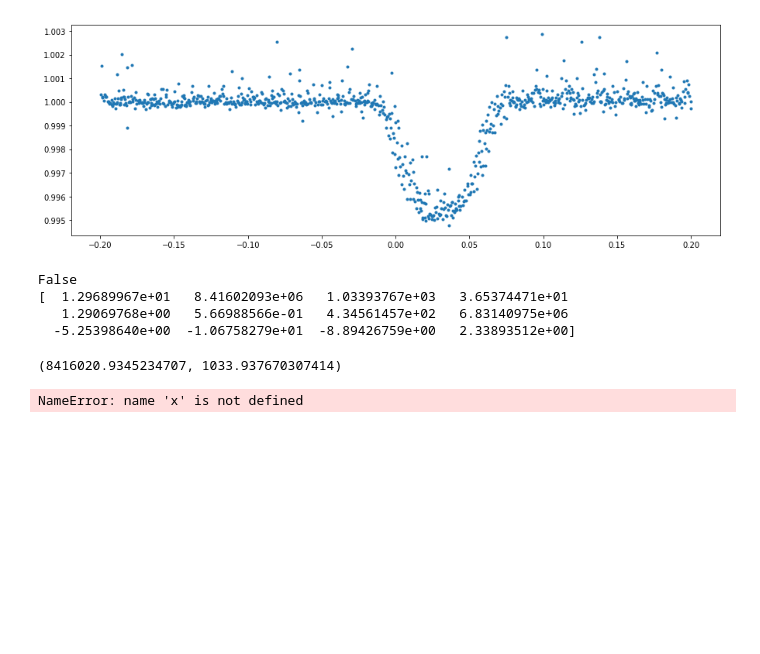
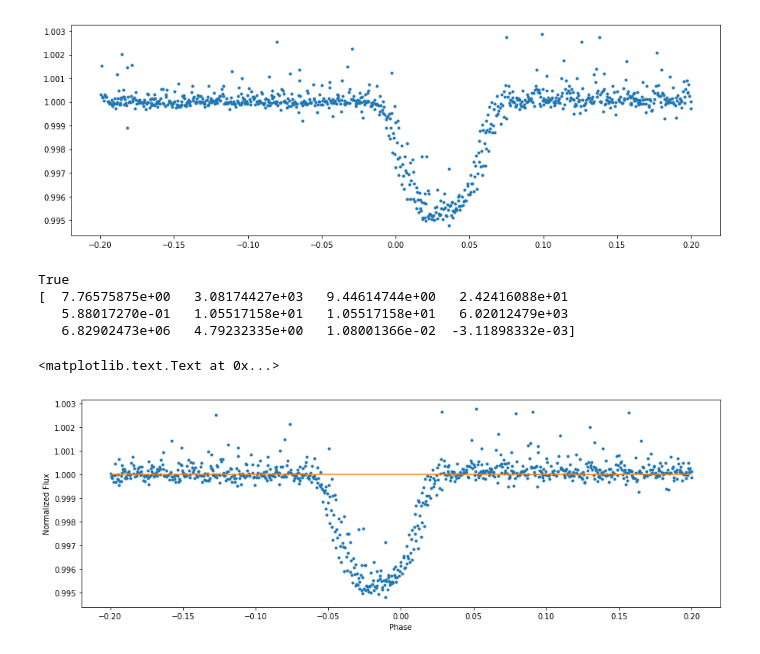
Before and after one commit to jpdeleon/cranky, a Jupyter notebook: 248662696 using PLD analysis.ipynb, the cells around one changed output. Cells and saved outputs as stored; diff of their text form; code cells hidden in the pictures; blank space fills up the shorter version.

Commit message:
fixed step2 models

```diff
--- a/248662696 using PLD analysis.ipynb
+++ b/248662696 using PLD analysis.ipynb
@@ -224,9 +247,9 @@ def model(theta, t):
 
     return model
 
-def model_s(theta, xcenter, ycenter, t):
+def model_s(theta, x, y, t):
     offset = np.ones(len(t))
-    s = (np.array(theta)*np.c_[xcenter, ycenter, offset, t]).sum(axis=1)
+    s = (np.array(theta)*np.c_[x, y, x*y, x**2, y**2, offset, t]).sum(axis=1)
     return s
 
 def baseline(theta, t):
@@ -236,7 +259,6 @@ def baseline(theta, t):
 
 
 def lnlike(theta, t, f):
-
     k,t0,p,a,i,u1,u2,sig,c0,c1,c2,c3 = theta
     m = model(theta, t) + baseline(theta, t)
     resid = f - m
@@ -246,10 +268,14 @@ def lnlike(theta, t, f):
 
 
 def lnprob(theta, t, f):
+    if t[0] > theta[1] > t[-1]:
+        return -np.inf
 
     if np.any(theta[:-4] < 0):
+        #coeffs
         return -np.inf
     if theta[4] > np.pi/2.:
+        #inclination
         return -np.inf
 
     ll = lnlike(theta, t, f)
@@ -261,9 +287,12 @@ def scaled_a(p, t14, k, i=np.pi/2.):
     denom = np.sin(i) * np.sin(t14 * np.pi / p)
     return float(numer / denom)
 # %%
-# p=1.7555
-# t0=3074
-t14 = 0.5
+p=1.7555
+t0=3074
+
+p=peak
+
+t14 = 0.1
 k = np.sqrt(1-0.985)
 i = np.pi/2.
 a = scaled_a(p, t14, k, i)
@@ -278,33 +307,29 @@ nlp = lambda *args: -lnprob(*args)
 
 import scipy.optimize as op
 
-opt = op.minimize(nlp, initial, args=args, method='nelder-mead')
+opt = op.minimize(nlp, initial, args=args, method='powell')
 print(opt.success)
 print(opt.x)
 # %% [output]
-False
-[  1.29689967e+01   8.41602093e+06   1.03393767e+03   3.65374471e+01
-   1.29069768e+00   5.66988566e-01   4.34561457e+02   6.83140975e+06
-  -5.25398640e+00  -1.06758279e+01  -8.89426759e+00   2.33893512e+00]
+True
+[  7.76575875e+00   3.08174427e+03   9.44614744e+00   2.42416088e+01
+   5.88017270e-01   1.05517158e+01   1.05517158e+01   6.02012479e+03
+   6.82902473e+06   4.79232335e+00   1.08001366e-02  -3.11898332e-03]
-# %%
-opt.x[1], opt.x[2]
-# %% [output]
-(8416020.9345234707, 1033.937670307414)
-# %%
-from scipy import optimize as op
-
-X = np.c_[x,y,x*y,x**2,y**2]
-
-#sigma as a free parameter
-def log_like(theta, X, y):
-    logsigma = theta[-1]
-    sigma = np.exp(logsigma)
-    y_model = (theta[:-1]*X).sum(axis=1)
-    return -0.5 * np.sum(np.log(sigma**2) + (y-y_model)**2 / sigma**2)
-
-x0 = [0,0,0,0,0,np.log((np.std(ff)))]
-
-args = (X, ff)
-nll = lambda *x: -log_like(*x)
-# %% [output]
-NameError: name 'x' is not defined
+# %%
+#t0, p = opt.x[1], opt.x[2]
+
+tf, ff = fold(t, f, p, t0)
+ff /= np.median(ff)
+
+fig, ax = pl.subplots(1,1,figsize=(15,5))
+ax.plot(tf, ff, '.')
+
+m = model(opt.x, t)
+t_fold,f_fold=fold(t,m,p,t0)
+
+ax.plot(t_fold, f_fold)
+pl.xlabel('Phase')
+pl.ylabel('Normalized Flux')
+# %% [output]
+<matplotlib.text.Text at 0x...>
+[figure, added]
```
Also changed, not shown: parts of 5 cells of this notebook, 12 other files.
